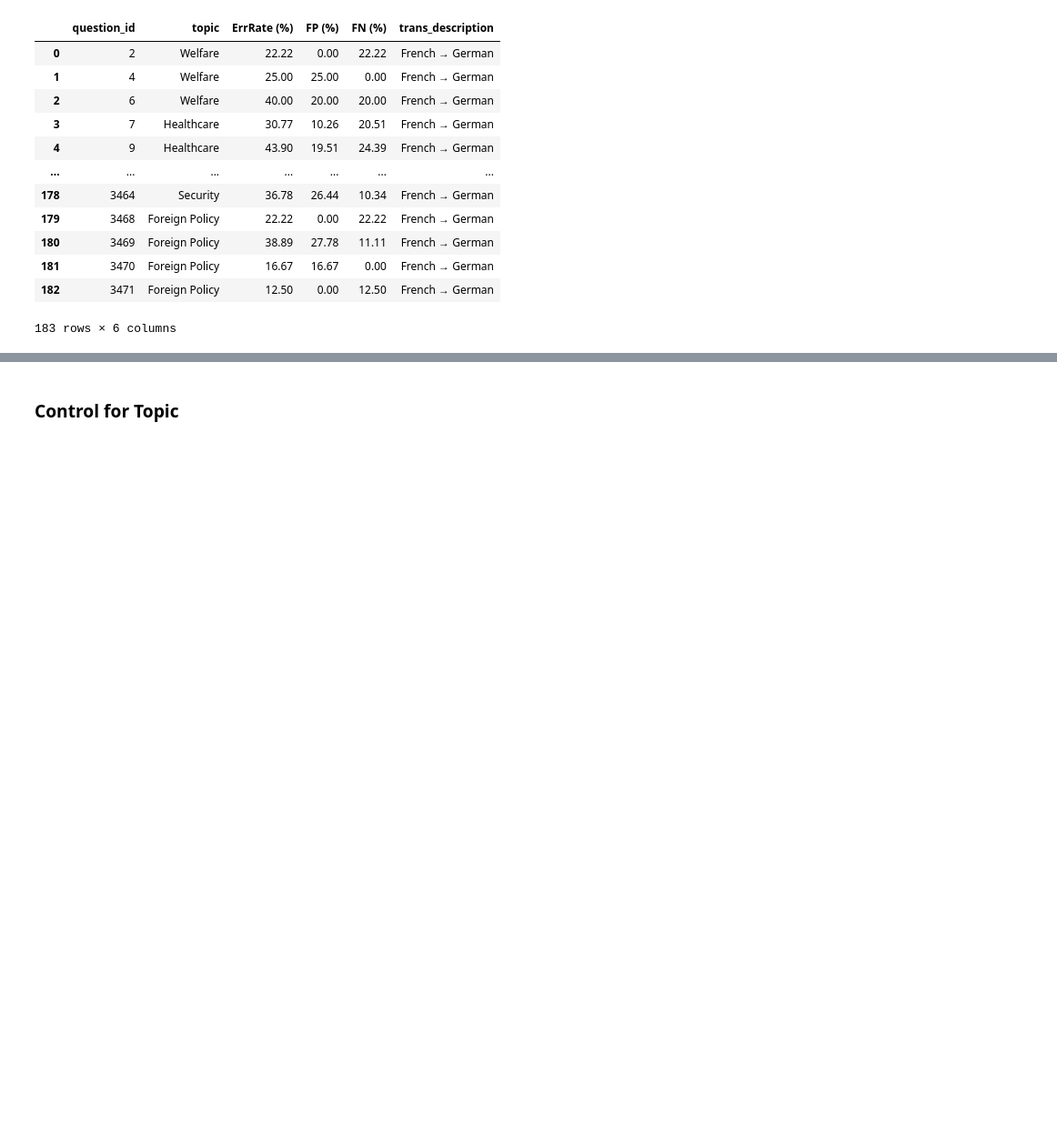
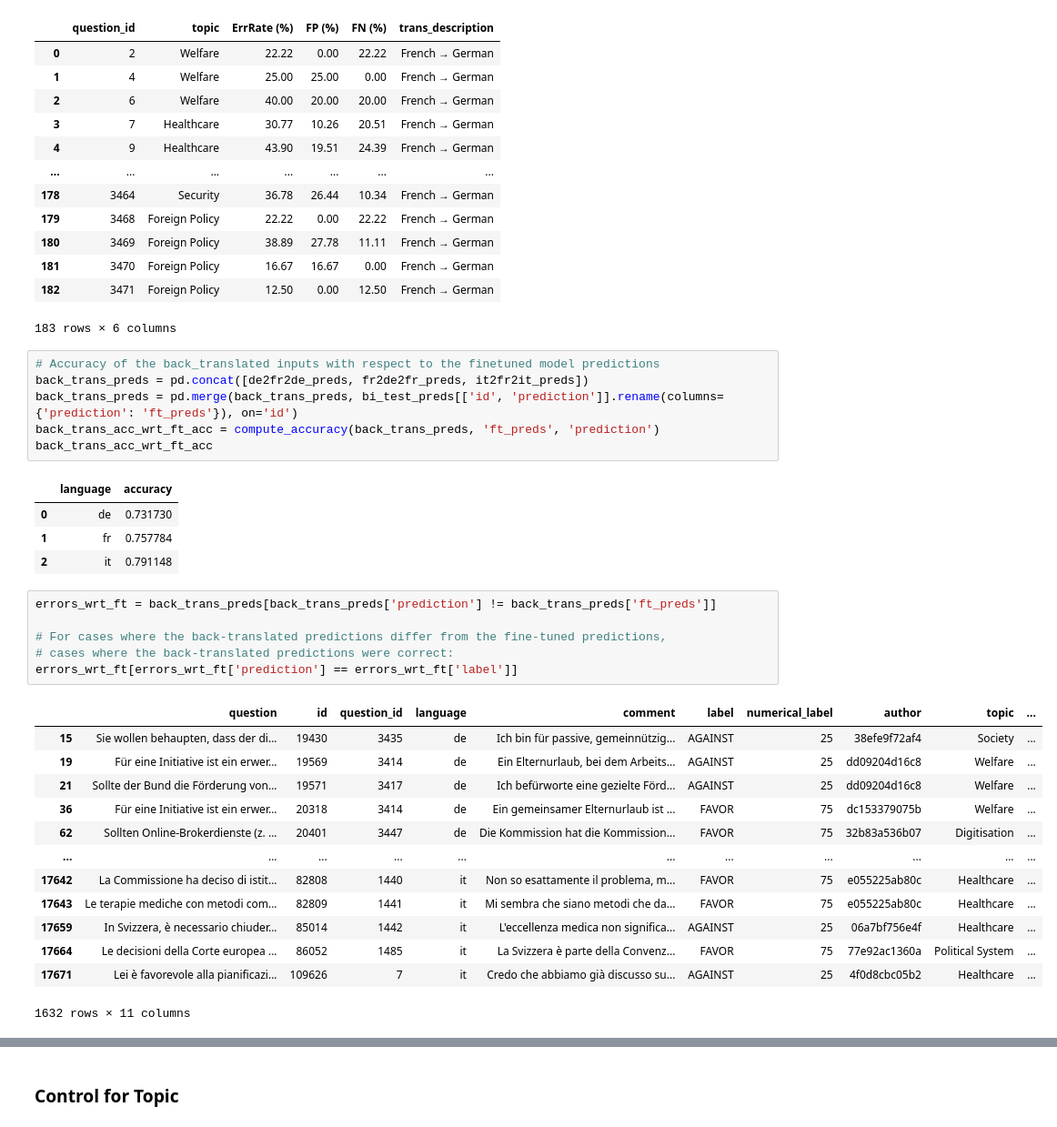
Before and after one commit to NazaninShafiabadi/StanceDetection, a Jupyter notebook: analysis/xstance.ipynb, the cells around one changed output, grey strips where cells are left out. Shown: that part at 91% size. Saved outputs shown, nothing was run; the diff lists cells and outputs as text; blank space fills up the shorter version.

```diff
--- a/analysis/xstance.ipynb
+++ b/analysis/xstance.ipynb
@@ -363,3 +306,34 @@ fr2de_err
 | 181 | 3470 | Foreign Policy | 16.67 | 16.67 | 0.00 | French → German |
 | 182 | 3471 | Foreign Policy | 12.50 | 0.00 | 12.50 | French → German |
 183 rows × 6 columns
+# %%
+# Accuracy of the back_translated inputs with respect to the finetuned model predictions
+back_trans_preds = pd.concat([de2fr2de_preds, fr2de2fr_preds, it2fr2it_preds])
+back_trans_preds = pd.merge(back_trans_preds, bi_test_preds[['id', 'prediction']].rename(columns={'prediction': 'ft_preds'}), on='id')
+back_trans_acc_wrt_ft_acc = compute_accuracy(back_trans_preds, 'ft_preds', 'prediction')
+back_trans_acc_wrt_ft_acc
+# %% [output]
+|  | language | accuracy |
+| 0 | de | 0.731730 |
+| 1 | fr | 0.757784 |
+| 2 | it | 0.791148 |
+# %%
+errors_wrt_ft = back_trans_preds[back_trans_preds['prediction'] != back_trans_preds['ft_preds']]
+
+# For cases where the back-translated predictions differ from the fine-tuned predictions,
+# cases where the back-translated predictions were correct:
+errors_wrt_ft[errors_wrt_ft['prediction'] == errors_wrt_ft['label']]
+# %% [output]
+|  | question | id | question_id | language | comment | label | numerical_label | author | topic | ... |
+| 15 | Sie wollen behaupten, dass der di... | 19430 | 3435 | de | Ich bin für passive, gemeinnützig... | AGAINST | 25 | 38efe9f72af4 | Society | ... |
+| 19 | Für eine Initiative ist ein erwer... | 19569 | 3414 | de | Ein Elternurlaub, bei dem Arbeits... | AGAINST | 25 | dd09204d16c8 | Welfare | ... |
+| 21 | Sollte der Bund die Förderung von... | 19571 | 3417 | de | Ich befürworte eine gezielte Förd... | AGAINST | 25 | dd09204d16c8 | Welfare | ... |
+| 36 | Für eine Initiative ist ein erwer... | 20318 | 3414 | de | Ein gemeinsamer Elternurlaub ist ... | FAVOR | 75 | dc153379075b | Welfare | ... |
+| 62 | Sollten Online-Brokerdienste (z. ... | 20401 | 3447 | de | Die Kommission hat die Kommission... | FAVOR | 75 | 32b83a536b07 | Digitisation | ... |
+| ... | ... | ... | ... | ... | ... | ... | ... | ... | ... | ... |
+| 17642 | La Commissione ha deciso di istit... | 82808 | 1440 | it | Non so esattamente il problema, m... | FAVOR | 75 | e055225ab80c | Healthcare | ... |
+| 17643 | Le terapie mediche con metodi com... | 82809 | 1441 | it | Mi sembra che siano metodi che da... | FAVOR | 75 | e055225ab80c | Healthcare | ... |
+| 17659 | In Svizzera, è necessario chiuder... | 85014 | 1442 | it | L'eccellenza medica non significa... | AGAINST | 25 | 06a7bf756e4f | Healthcare | ... |
+| 17664 | Le decisioni della Corte europea ... | 86052 | 1485 | it | La Svizzera è parte della Convenz... | FAVOR | 75 | 77e92ac1360a | Political System | ... |
+| 17671 | Lei è favorevole alla pianificazi... | 109626 | 7 | it | Credo che abbiamo già discusso su... | AGAINST | 25 | 4f0d8cbc05b2 | Healthcare | ... |
+1632 rows × 11 columns
```
Also changed, not shown: parts of 11 cells of this notebook, 15 other files.
